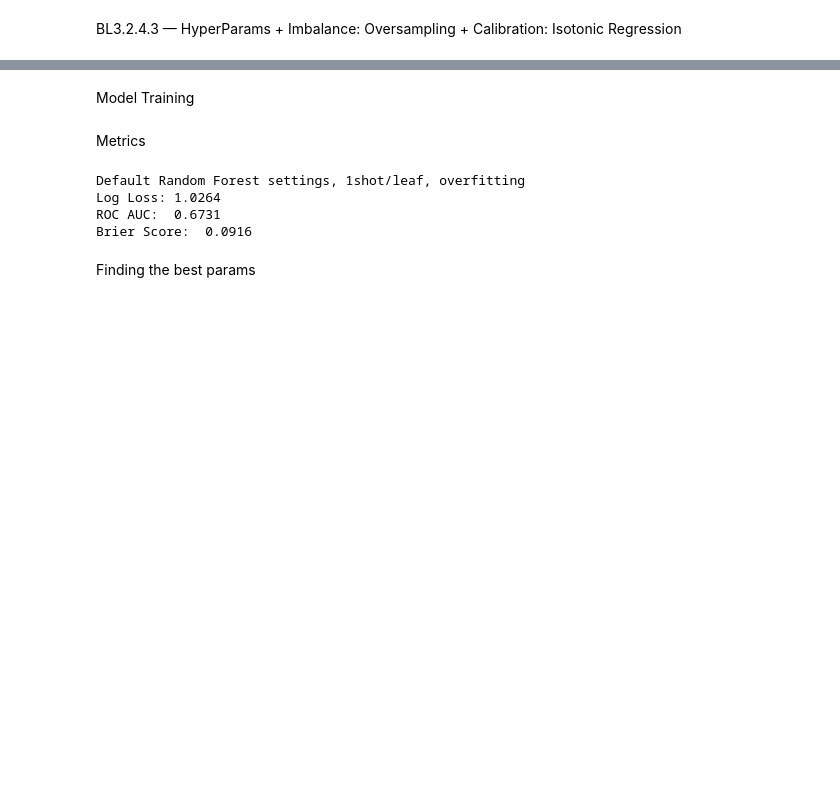
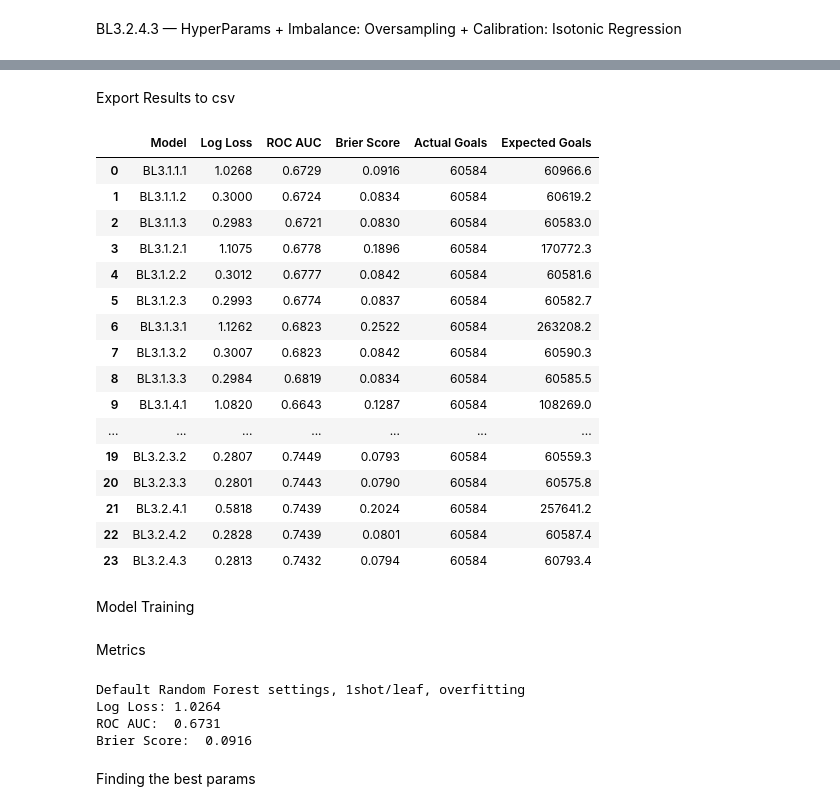
Before and after one commit to selimasdim/football-xg-thesis, a Jupyter notebook: Baseline models/BL3-random_forest.ipynb, the cells around one changed output, grey strips where cells are left out. Saved outputs shown, nothing was run; the diff lists cells and outputs as text; code cells hidden in the pictures; blank space fills up the shorter version.

```diff
--- a/Baseline models/BL3-random_forest.ipynb
+++ b/Baseline models/BL3-random_forest.ipynb
@@ -508,2 +804,17 @@ BL3.2.4.1 — HyperParams + Imbalance: Oversampling + Calibration: None
 # %% [markdown]
 BL3.2.4.2 — HyperParams + Imbalance: Oversampling + Calibration: Platt Scaling
+# %%
+P_raw = predictions_bl3_2_4_1.reshape(-1, 1)
+
+platt_calibrator = LogisticRegression(penalty=None, solver='lbfgs', random_state=42)
+
+predictions_bl3_2_4_2 = cross_val_predict(
+    platt_calibrator,
+    P_raw,
+    y,
+    cv=skf,
+    method='predict_proba'
+)[:, 1]
+
+res = evaluate_model(y, predictions_bl3_2_4_2, model_name="BL3.2.4.2")
+all_results.append(res)
@@ -510,2 +831,14 @@ BL3.2.4.2 — HyperParams + Imbalance: Oversampling + Calibration: Platt Scaling
 # %% [markdown]
 BL3.2.4.3 — HyperParams + Imbalance: Oversampling + Calibration: Isotonic Regression
+# %%
+iso_calibrator = IsotonicRegression(y_min=0.0, y_max=1.0, out_of_bounds='clip')
+
+predictions_bl3_2_4_3 = cross_val_predict(
+    iso_calibrator,
+    P_raw,
+    y,
+    cv=skf
+)
+
+res = evaluate_model(y, predictions_bl3_2_4_3, model_name="BL3.2.4.3")
+all_results.append(res)
@@ -512,3 +855,33 @@ BL3.2.4.3 — HyperParams + Imbalance: Oversampling + Calibration: Isotonic Regr
+# %% [markdown]
+Export Results to csv
+# %%
+df_results = pd.DataFrame(all_results)
+
+for col in ['model_name', 'Model', 'model']:
+    if col in df_results.columns:
+        df_results = df_results.drop_duplicates(subset=[col], keep='last')
+        break
+
+df_results.to_csv('BL3-results.csv', index=False, encoding='utf-8-sig')
+display(df_results)
+# %% [output]
+|  | Model | Log Loss | ROC AUC | Brier Score | Actual Goals | Expected Goals |
+| 0 | BL3.1.1.1 | 1.0268 | 0.6729 | 0.0916 | 60584 | 60966.6 |
+| 1 | BL3.1.1.2 | 0.3000 | 0.6724 | 0.0834 | 60584 | 60619.2 |
+| 2 | BL3.1.1.3 | 0.2983 | 0.6721 | 0.0830 | 60584 | 60583.0 |
+| 3 | BL3.1.2.1 | 1.1075 | 0.6778 | 0.1896 | 60584 | 170772.3 |
+| 4 | BL3.1.2.2 | 0.3012 | 0.6777 | 0.0842 | 60584 | 60581.6 |
+| 5 | BL3.1.2.3 | 0.2993 | 0.6774 | 0.0837 | 60584 | 60582.7 |
+| 6 | BL3.1.3.1 | 1.1262 | 0.6823 | 0.2522 | 60584 | 263208.2 |
+| 7 | BL3.1.3.2 | 0.3007 | 0.6823 | 0.0842 | 60584 | 60590.3 |
+| 8 | BL3.1.3.3 | 0.2984 | 0.6819 | 0.0834 | 60584 | 60585.5 |
+| 9 | BL3.1.4.1 | 1.0820 | 0.6643 | 0.1287 | 60584 | 108269.0 |
+| ... | ... | ... | ... | ... | ... | ... |
+| 19 | BL3.2.3.2 | 0.2807 | 0.7449 | 0.0793 | 60584 | 60559.3 |
+| 20 | BL3.2.3.3 | 0.2801 | 0.7443 | 0.0790 | 60584 | 60575.8 |
+| 21 | BL3.2.4.1 | 0.5818 | 0.7439 | 0.2024 | 60584 | 257641.2 |
+| 22 | BL3.2.4.2 | 0.2828 | 0.7439 | 0.0801 | 60584 | 60587.4 |
+| 23 | BL3.2.4.3 | 0.2813 | 0.7432 | 0.0794 | 60584 | 60793.4 |
 # %% [markdown]
 Model Training
 # %%
```
Also changed, not shown: parts of 12 cells of this notebook, 7 other files.
